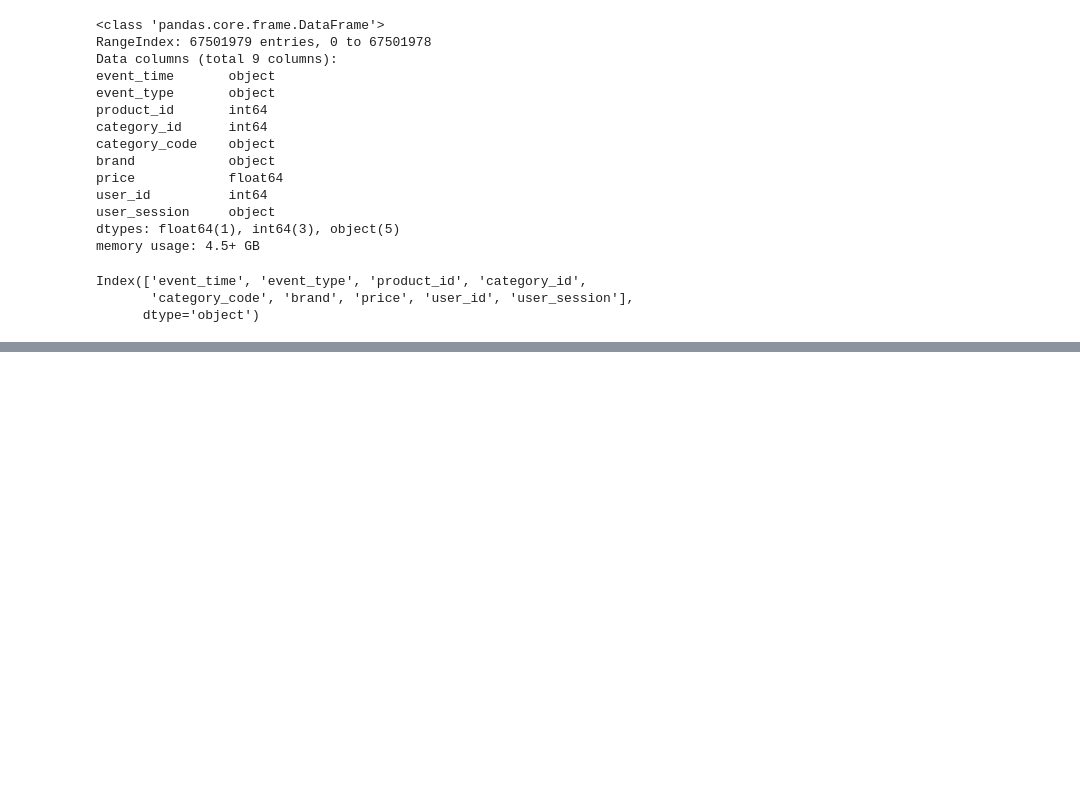
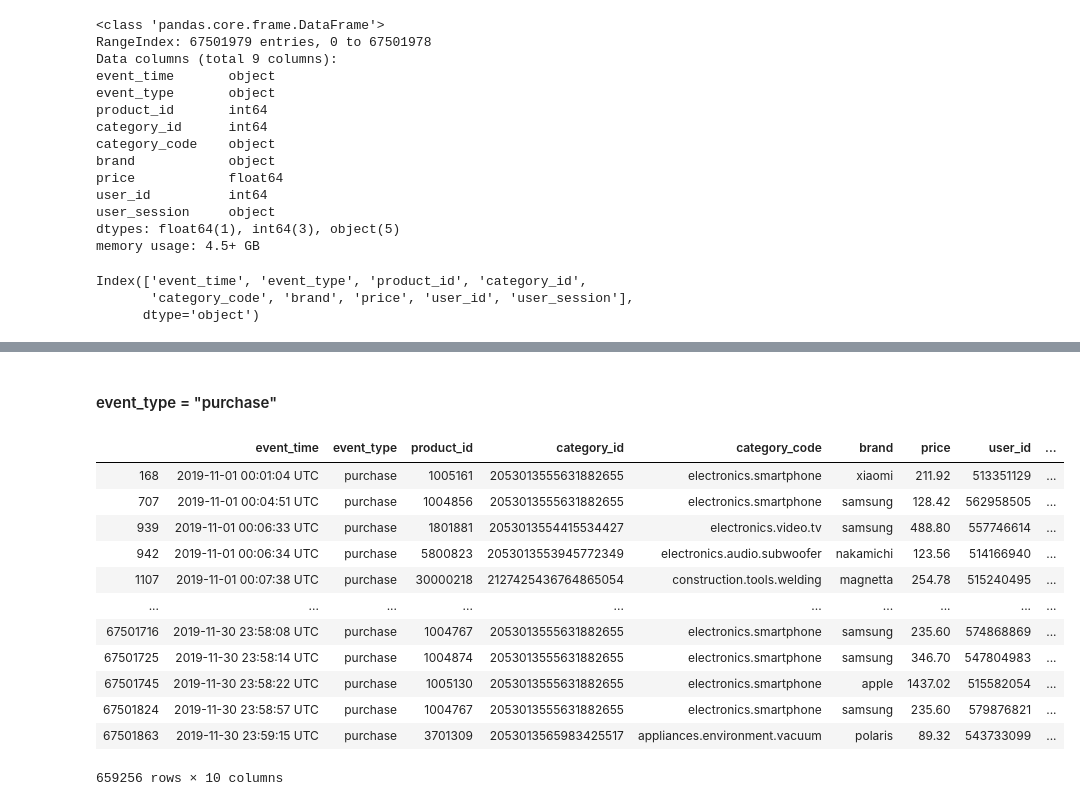
Before and after one commit to andypwyu/eCommerce-behavior, a Jupyter notebook: eCommerce behavior data from multi category store.ipynb, the cells around one changed output, grey strips where cells are left out. Drawn from its saved outputs; the diff is of its cells as text; code cells hidden in the pictures; blank space fills up the shorter version.

```diff
--- a/eCommerce behavior data from multi category store.ipynb
+++ b/eCommerce behavior data from multi category store.ipynb
@@ -42,0 +138,20 @@ Index(['event_time', 'event_type', 'product_id', 'category_id',
+# %% [markdown]
+#### event_type = "purchase"
+# %%
+purchase = data.loc[data['event_type'] == 'purchase']
+purchase = purchase.dropna(axis='rows')
+purchase
+# %% [output]
+|  | event_time | event_type | product_id | category_id | category_code | brand | price | user_id | ... |
+| 168 | 2019-11-01 00:01:04 UTC | purchase | 1005161 | 2053013555631882655 | electronics.smartphone | xiaomi | 211.92 | 513351129 | ... |
+| 707 | 2019-11-01 00:04:51 UTC | purchase | 1004856 | 2053013555631882655 | electronics.smartphone | samsung | 128.42 | 562958505 | ... |
+| 939 | 2019-11-01 00:06:33 UTC | purchase | 1801881 | 2053013554415534427 | electronics.video.tv | samsung | 488.80 | 557746614 | ... |
+| 942 | 2019-11-01 00:06:34 UTC | purchase | 5800823 | 2053013553945772349 | electronics.audio.subwoofer | nakamichi | 123.56 | 514166940 | ... |
+| 1107 | 2019-11-01 00:07:38 UTC | purchase | 30000218 | 2127425436764865054 | construction.tools.welding | magnetta | 254.78 | 515240495 | ... |
+| ... | ... | ... | ... | ... | ... | ... | ... | ... | ... |
+| 67501716 | 2019-11-30 23:58:08 UTC | purchase | 1004767 | 2053013555631882655 | electronics.smartphone | samsung | 235.60 | 574868869 | ... |
+| 67501725 | 2019-11-30 23:58:14 UTC | purchase | 1004874 | 2053013555631882655 | electronics.smartphone | samsung | 346.70 | 547804983 | ... |
+| 67501745 | 2019-11-30 23:58:22 UTC | purchase | 1005130 | 2053013555631882655 | electronics.smartphone | apple | 1437.02 | 515582054 | ... |
+| 67501824 | 2019-11-30 23:58:57 UTC | purchase | 1004767 | 2053013555631882655 | electronics.smartphone | samsung | 235.60 | 579876821 | ... |
+| 67501863 | 2019-11-30 23:59:15 UTC | purchase | 3701309 | 2053013565983425517 | appliances.environment.vacuum | polaris | 89.32 | 543733099 | ... |
+659256 rows × 10 columns
```
Also changed, not shown: parts of 22 cells of this notebook.
